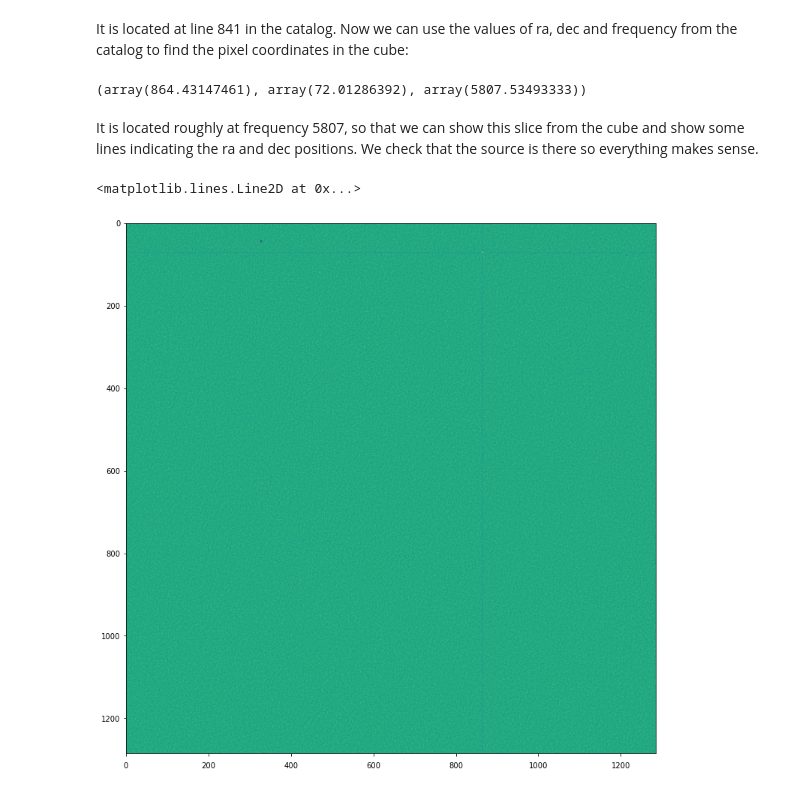
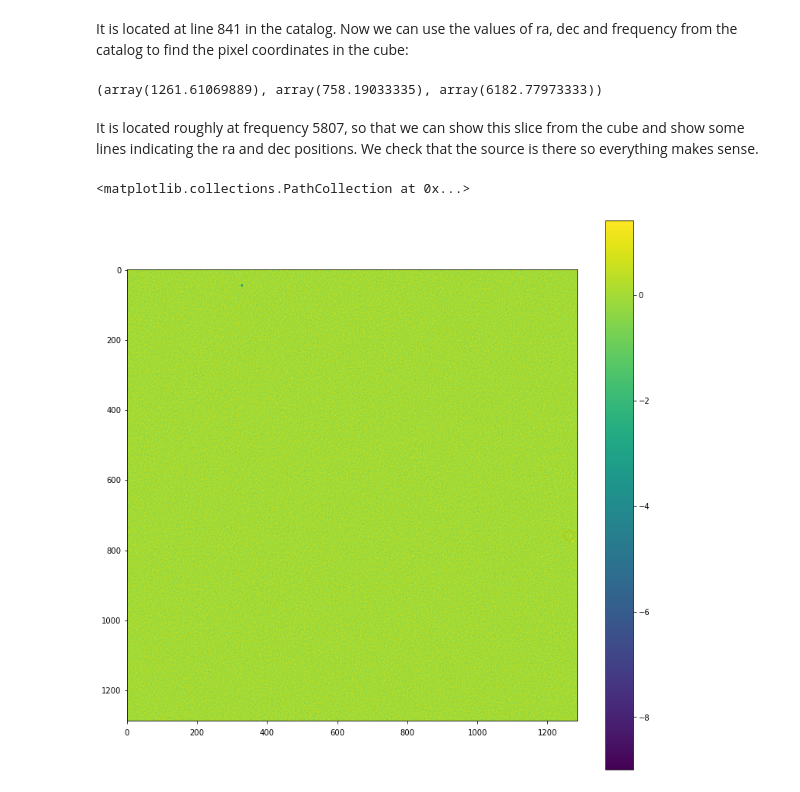
Before and after one commit to aasensio/sdc2, a Jupyter notebook: initial.ipynb, the cells around one changed output. Drawn from its saved outputs; the diff is of its cells as text; code cells hidden in the pictures.

Commit message:
Improved data analysis

```diff
--- a/initial.ipynb
+++ b/initial.ipynb
@@ -100,5 +112,6 @@ Now we find the source with the largest integrated flux. The flux is given in th
 # %%
-ind_peak = np.argmax(cat[:,3])
+ind_sort = np.argsort(cat[:,3])
+ind_peak = ind_sort[-1]
 print(ind_peak)
 print(cat[ind_peak, :])
 # %% [output]
@@ -108,21 +121,22 @@ print(cat[ind_peak, :])
 # %% [markdown]
 It is located at line 841 in the catalog. Now we can use the values of ra, dec and frequency from the catalog to find the pixel coordinates in the cube:
 # %%
-ra = cat[ind_peak, 0] * u.deg
-dec = cat[ind_peak, 1] * u.deg
+ind = ind_sort[-12]
+ra = cat[ind, 0] * u.deg
+dec = cat[ind, 1] * u.deg
 coords = SkyCoord(ra, dec, unit="deg")
-freq = cat[ind_peak, 4] * u.Hz
-coords_peak = wcs.world_to_pixel(coords, freq)
-print(coords_peak)
+freq = cat[ind, 4] * u.Hz
+coords = wcs.world_to_pixel(coords, freq)
+print(coords)
 # %% [output]
-(array(864.43147461), array(72.01286392), array(5807.53493333))
+(array(1261.61069889), array(758.19033335), array(6182.77973333))
 # %% [markdown]
 It is located roughly at frequency 5807, so that we can show this slice from the cube and show some lines indicating the ra and dec positions. We check that the source is there so everything makes sense.
 # %%
 fig, ax = pl.subplots(figsize=(13,13))
-ax.imshow(f[0].data[5807, :, :])
-ax.axhline(coords_peak[1], alpha=0.2)
-ax.axvline(coords_peak[0], alpha=0.2)
+map = ax.imshow((f[0].data[int(coords[2]), :, :] / 1e-4))
+pl.colorbar(map, ax=ax)
+ax.scatter(coords[0], coords[1], s=150, facecolors='none', edgecolors='y')
 # %% [output]
-<matplotlib.lines.Line2D at 0x...>
+<matplotlib.collections.PathCollection at 0x...>
-[figure, old version]
+[figure, new version]
```
Also changed, not shown: parts of 20 cells of this notebook, 1 other file.
